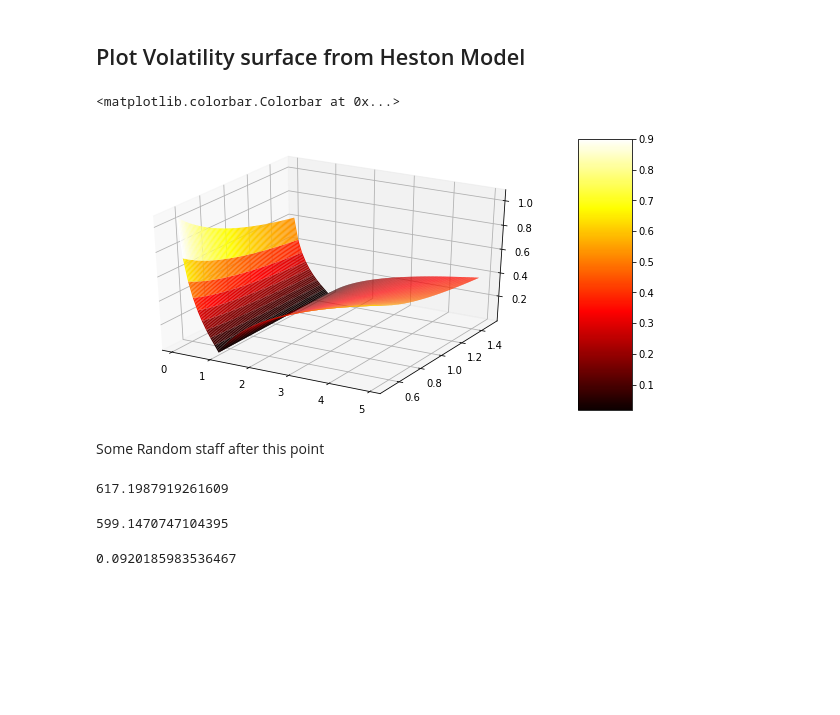
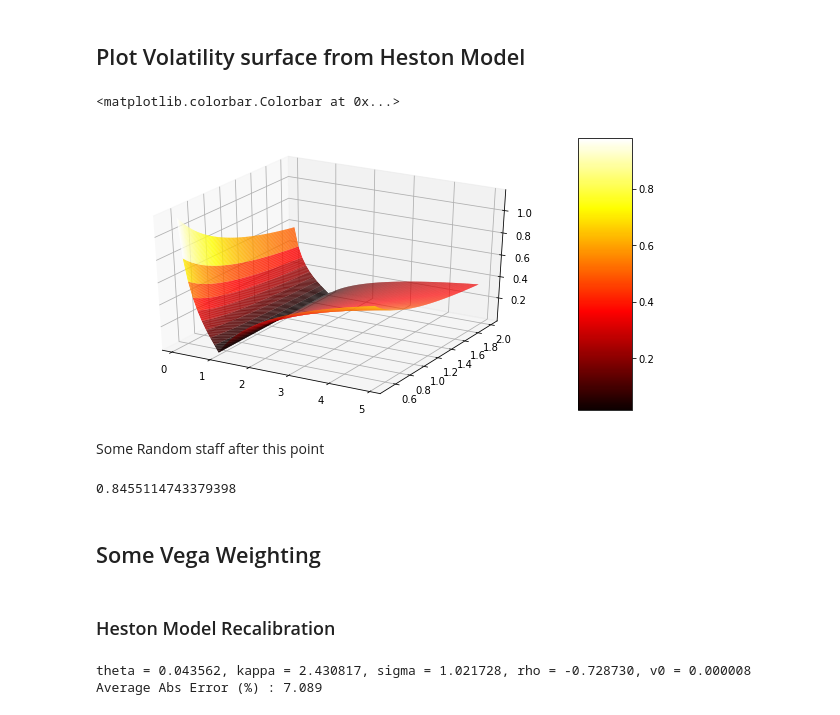
Before and after one commit to suren777/Ml-AI-in-finance, a Jupyter notebook: heston_and_vol_surface.ipynb, the cells around one changed output. Cells and saved outputs as stored; diff of their text form; code cells hidden in the pictures; blank space fills up the shorter version.

```diff
--- a/heston_and_vol_surface.ipynb
+++ b/heston_and_vol_surface.ipynb
@@ -117,6 +117,7 @@ class HestonModel():
                                         self.v0, self.kappa, self.theta, self.sigma, self.rho)
         self.model = ql.HestonModel(self.process)
         self.engine = ql.AnalyticHestonEngine(self.model)
+
     def calibrateModel(self, volSurface, calibration_points):
         self.helpers = []
         self.calibration_points = calibration_points
@@ -126,10 +127,11 @@ class HestonModel():
             helper = ql.HestonModelHelper(period, volSurface.calendar, self.spot, point[1]*spot, vol, self.yield_curve, self.dividend_curve)
             helper.setPricingEngine(self.engine)
             self.helpers.append(helper)
-        lm = ql.LevenbergMarquardt(1e-8, 1e-8, 1e-8)
-        self.model.calibrate(self.helpers, lm, ql.EndCriteria(500, 50, 1.0e-8,1.0e-8, 1.0e-8))
+        lm = ql.LevenbergMarquardt(1e-10, 1e-10, 1e-10)
+        self.model.calibrate(self.helpers, lm, ql.EndCriteria(5000, 500, 1.0e-10,1.0e-10, 1.0e-10))
         self.theta, self.kappa, self.sigma, self.rho, self.v0 = self.model.params()
-        self.calib_error = np.average(np.abs(np.array([[opt.modelValue()/opt.marketValue() - 1.0] for opt in self.helpers])))
+        self.calib_error = np.average(np.abs(np.array([[opt.modelValue()/opt.marketValue() - 1.0] for opt in self.helpers])))*100
+
     def calibrationReport(self, long_report=False):
         print("theta = %f, kappa = %f, sigma = %f, rho = %f, v0 = %f" % (self.theta, self.kappa, self.sigma, self.rho, self.v0))
         if long_report:
@@ -154,7 +156,7 @@ class HestonModel():
     def option_price(self, moneyness, tenor, option_type="C"):
         return self.option(moneyness, tenor, option_type).NPV()
 
-    def option_iv(self, moneyness, tenor, initial_vol=0.2, calendar = ql.UnitedStates(ql.UnitedStates.NYSE)):
+    def option_iv(self, moneyness, tenor, initial_vol=0.5, calendar = ql.UnitedStates(ql.UnitedStates.NYSE)):
         option_type = "C" if moneyness > 1.0 else "P"
         option = self.option(moneyness, tenor, option_type)
         bs_vol = ql.BlackVolTermStructureHandle(ql.BlackConstantVol(self.val_date, calendar, 0.1,  self.day_count))
@@ -239,29 +245,23 @@ Average Abs Error (%) : 0.293
 ## Plot Volatility surface from Heston Model
 # %%
 tenors = np.arange(0.1, 5, 0.1)
-moneyness = np.arange(0.5, 1.5, 0.01)
+moneyness = np.arange(0.5, 2, 0.01)
 fig = plt.figure()
 ax = fig.gca(projection='3d')
 X, Y = np.meshgrid(tenors, moneyness)
 Z = np.array(heston_model.option_ivs(list(tenors), list(moneyness)))
 
 surf = ax.plot_surface(X, Y, Z, rstride=1, cstride=1, cmap=cm.hot, linewidth=0.1)
 fig.colorbar(surf,  aspect=5)
 # %% [output]
 <matplotlib.colorbar.Colorbar at 0x...>
-[figure, old version]
+[figure, new version]
 # %% [markdown]
 Some Random staff after this point
 # %%
-opt = BlackScholesOption(spot, val_date, 0.8, 0.5, vol_surface, "C")
-opt.option_price()
+opt = BlackScholesOption(spot, val_date, vol_surface)
+opt.option_vega(1, 5)/spot
 # %% [output]
-617.1987919261609
+0.8455114743379398
-# %%
-heston_model.option_price(0.8, 0.5)
-# %% [output]
-599.1470747104395
-# %%
-heston_model.option_iv(1.2,0.5)
-# %% [output]
-0.0920185983536467
+# %% [markdown]
+## Some Vega Weighting
@@ -267,0 +275,2 @@ heston_model.option_iv(1.2,0.5)
+# %% [markdown]
+### Heston Model Recalibration
@@ -267,0 +282,6 @@ heston_model.option_iv(1.2,0.5)
+# %%
+new_heston_model.calibrateModel(vol_surface, new_calibration_points)
+new_heston_model.calibrationReport(False)
+# %% [output]
+theta = 0.043562, kappa = 2.430817, sigma = 1.021728, rho = -0.728730, v0 = 0.000008
+Average Abs Error (%) : 7.089
```
Also changed, not shown: parts of 12 cells of this notebook.
